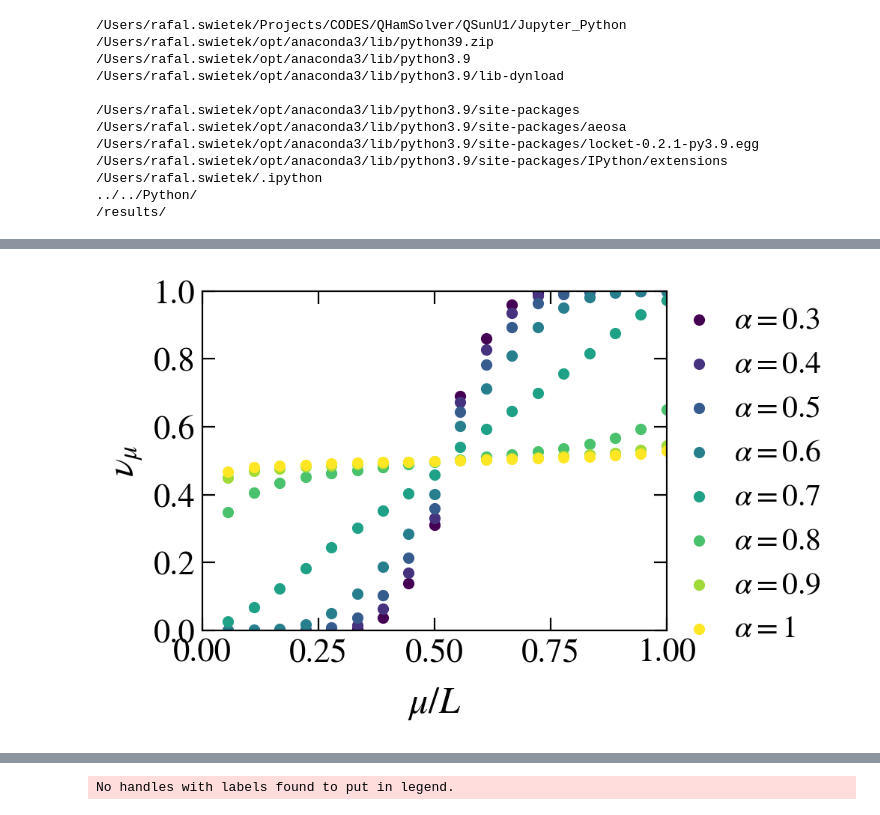
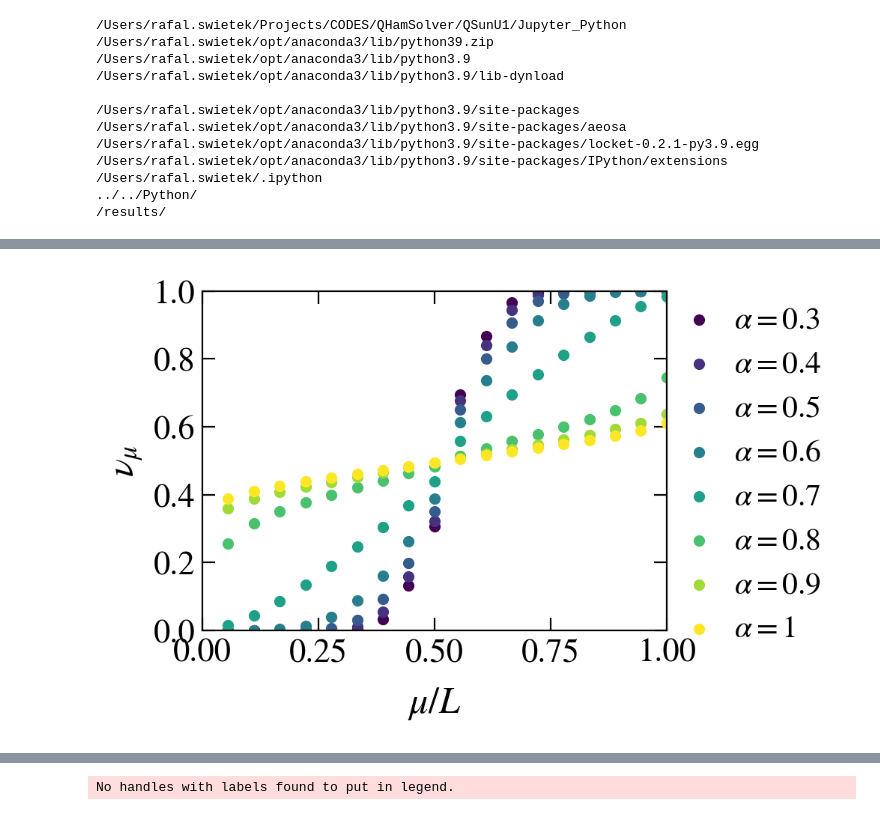
Before and after one commit to Rafal-Swietek/QHamSolver, a Jupyter notebook: QSunU1/Jupyter_Python/LIOMS.ipynb, the cells around one changed output, grey strips where cells are left out. Cells and saved outputs as stored; diff of their text form; code cells hidden in the pictures.

```diff
--- a/QSunU1/Jupyter_Python/LIOMS.ipynb
+++ b/QSunU1/Jupyter_Python/LIOMS.ipynb
@@ -203,11 +242,11 @@ J=1
 
 
 alfa=1
-h=0.0
-w=1.0
+h=1.0
+w=0.5
 zeta=0.2
 
-N=3
+N=4
 gamma=1.0
 ini_ave=1
 L = L_total - N
@@ -255,7 +294,7 @@ for iiL, L_total in enumerate(sizes):
 
         omegax = np.logspace(int(np.log10(0.1 / dim)), int(np.log10(5 + L_total)), 10*L_total-1)
 
-        name_out = base_dir +  "SpectralsSiteResolved/" + info(L=L, N=N, J=J, gamma=gamma, zeta=zeta, alfa=alfa, h=h, w=w, ext='.hdf5', ini_ave=ini_ave, Sz=0)
+        name_out = base_dir +  "SpectralsSiteResolved_E=0/" + info(L=L, N=N, J=J, gamma=gamma, zeta=zeta, alfa=alfa, h=h, w=w, ext='.hdf5', ini_ave=ini_ave, Sz=0)
 
         if exists(name_out):
             with h5py.File(name_out, "r") as file:
@@ -456,53 +496,50 @@ alfas = np.arange(0.4, 1.0, 0.02)
 alfas = [0.3, 0.4, 0.5, 0.6, 0.7, 0.8, 0.9, 1.0]
 norm = matplotlib.colors.Normalize(
     vmin=min(alfas),
     vmax=max(alfas))
 s_m = matplotlib.cm.ScalarMappable(cmap='viridis', norm=norm)
 s_m.set_array([])
 
 
 # for site in np.arange(L_total-2, L_total, 1):
 fig, axis = plt.subplots( nrows=1, ncols=1, figsize=(4,3), dpi = 200)
 
 L_total = 18
 for ii_a, alfa in enumerate(alfas):
     alfa = alfas[ii_a]
     col = s_m.to_rgba(alfa)
     L = L_total - N
     dim = 2**L_total
 
     # for r
     name_out = base_dir +  "SpectralsSiteResolved/" + info(L=L, N=N, J=J, gamma=gamma, zeta=zeta, alfa=alfa, h=h, w=w, ext='.hdf5', ini_ave=ini_ave, Sz=0)
+    try:
+        if exists(name_out):
+            with h5py.File(name_out, "r") as file:
+                E   = np.array(file.get('average energies'))
+                occupations = np.array(file.get('OneBody/occupations'))
+                occupations = np.mean(occupations, axis=0)
+                axis.scatter(np.arange(1, L_total+1, 1) / L_total, occupations, color=col, s=20, label = r"$\alpha = %g$"%alfa)
+                # print(alfa, occupations)
 
-    if exists(name_out):
-        with h5py.File(name_out, "r") as file:
-            E   = np.array(file.get('average energies'))
-            E_av = np.mean(E)
-            idx = np.argmin( np.abs(E - E_av) )
-            num = min([500, dim//10])
-            Emin = int( idx - num//2 )
-            Emax = int( idx + num//2 )
-            occupations = np.array(file.get('OneBody/occupations'))
-            occupations = np.mean(occupations[Emin : Emax, :], axis=0)
-            axis.scatter(np.arange(1, L_total+1, 1) / L_total, occupations, color=col, s=20, label = r"$\alpha = %g$"%alfa)
-            # print(alfa, occupations)
-
-            # occupations = np.array(file.get('OneBody/occupations'))
-            # occupations = occupations[Emin : Emax, :].flatten()
-            # indices = np.argwhere( np.abs(1 - occupations) < 1e-12 )[:, 0]
-            # print(alfa, indices.size / (Emax - Emin))
-    else:
-        print(name_out)
+                # occupations = np.array(file.get('OneBody/occupations'))
+                # occupations = occupations[Emin : Emax, :].flatten()
+                # indices = np.argwhere( np.abs(1 - occupations) < 1e-12 )[:, 0]
+                # print(alfa, indices.size / (Emax - Emin))
+        else:
+            print(name_out)
+    except OSError:
+        print("Failed to open: ", name_out)
 
 fig_help.set_plot_elements(axis, ylabel=r"$\nu_\mu$", xlabel=r"$\mu/L$", font_size=16, set_legend=1, xscale='linear', yscale='linear')
 fig_help.set_legend(axis, fontsize=15, loc='upper left', anchor = (0.95, 1.04))
 
 axis.set_xlim(0,1)
 axis.set_ylim(0,1)
 fig.subplots_adjust(wspace = 0.02, hspace=0.06)
 # fig.suptitle(r"$N=3,\quad L_{\rm tot} = L+N$", fontsize=20)
 # %% [output]
-[figure, old version]
+[figure, new version]
 # %%
 L_total=15
 
```
Also changed, not shown: parts of 5 cells of this notebook, 1 other file.
